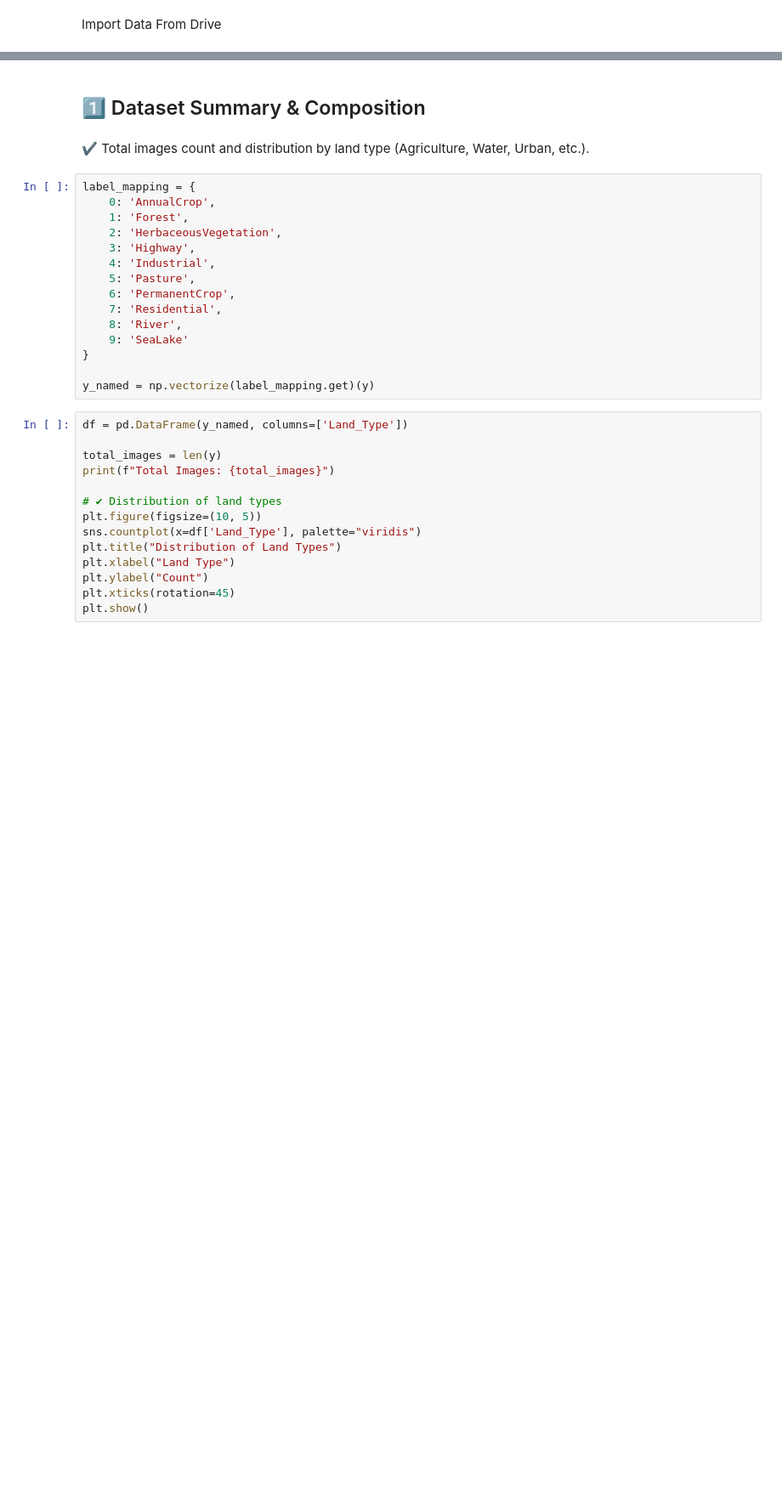
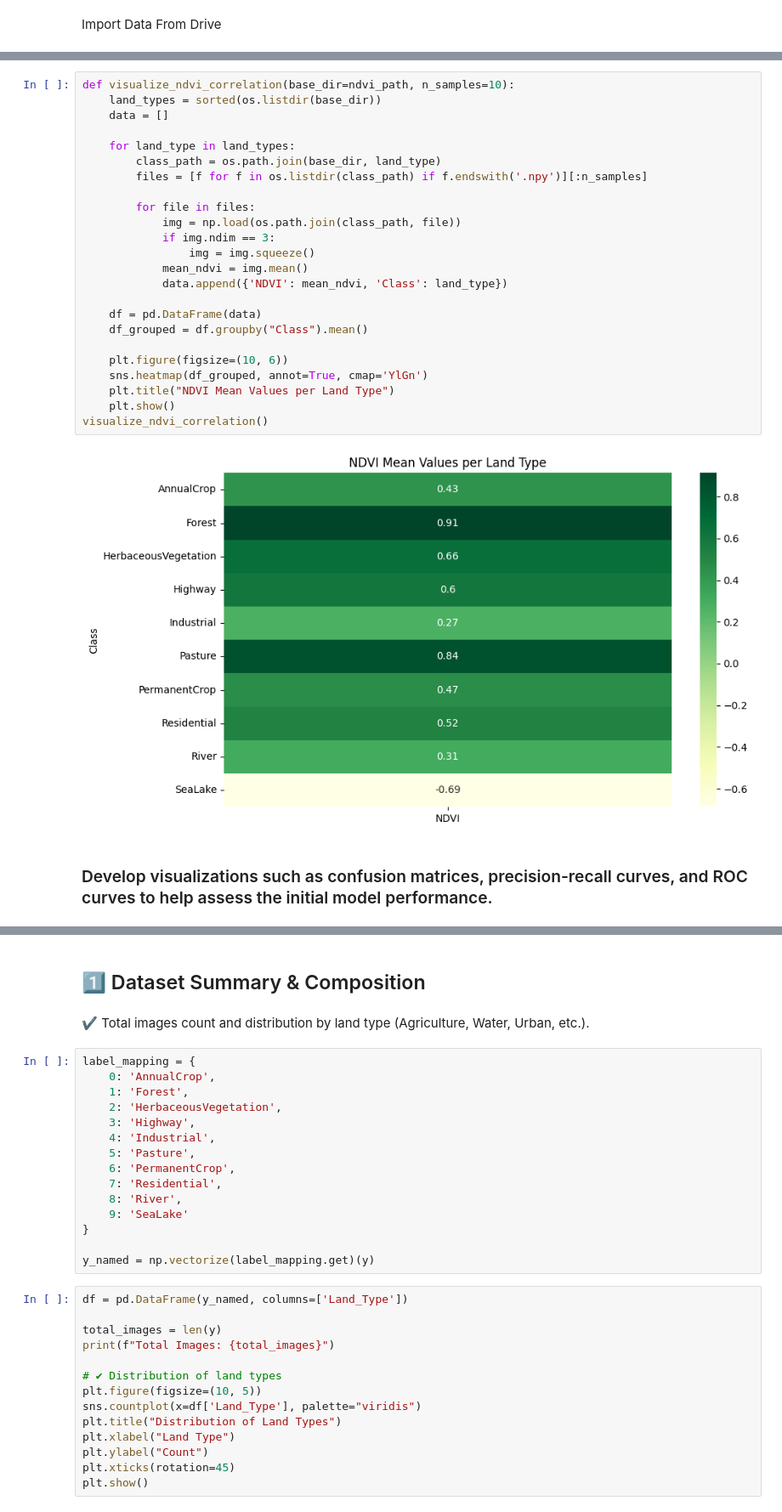
Before and after one commit to ahmed-hazem-1/DEPI-Project--Land-Type-Classification, a Jupyter notebook: 2nd Milestone/2nd_Milestone.ipynb, the cells around one changed output, grey strips where cells are left out. Shown at 85% size. Saved outputs shown, nothing was run; the diff lists cells and outputs as text; blank space fills up the shorter version.

```diff
--- a/2nd Milestone/2nd_Milestone.ipynb
+++ b/2nd Milestone/2nd_Milestone.ipynb
@@ -23 +154,29 @@ Import Data From Drive
+# %%
+def visualize_ndvi_correlation(base_dir=ndvi_path, n_samples=10):
+    land_types = sorted(os.listdir(base_dir))
+    data = []
+
+    for land_type in land_types:
+        class_path = os.path.join(base_dir, land_type)
+        files = [f for f in os.listdir(class_path) if f.endswith('.npy')][:n_samples]
+
+        for file in files:
+            img = np.load(os.path.join(class_path, file))
+            if img.ndim == 3:
+                img = img.squeeze()
+            mean_ndvi = img.mean()
+            data.append({'NDVI': mean_ndvi, 'Class': land_type})
+
+    df = pd.DataFrame(data)
+    df_grouped = df.groupby("Class").mean()
+
+    plt.figure(figsize=(10, 6))
+    sns.heatmap(df_grouped, annot=True, cmap='YlGn')
+    plt.title("NDVI Mean Values per Land Type")
+    plt.show()
+visualize_ndvi_correlation()
+# %% [output]
+[figure, added]
+# %% [markdown]
+### Develop visualizations such as confusion matrices, precision-recall curves, and ROC curves to help assess the initial model performance.
 # %%
```
Also changed, not shown: parts of 24 cells of this notebook.
